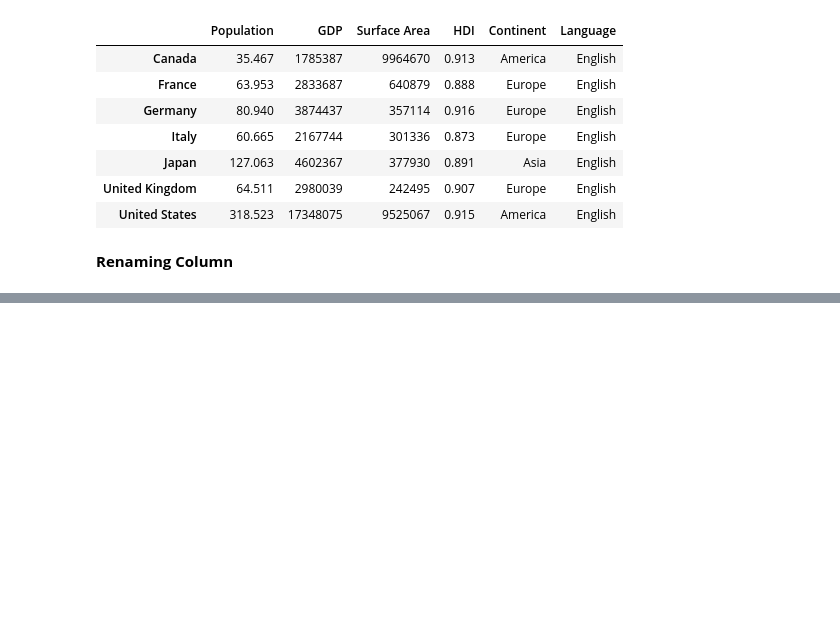
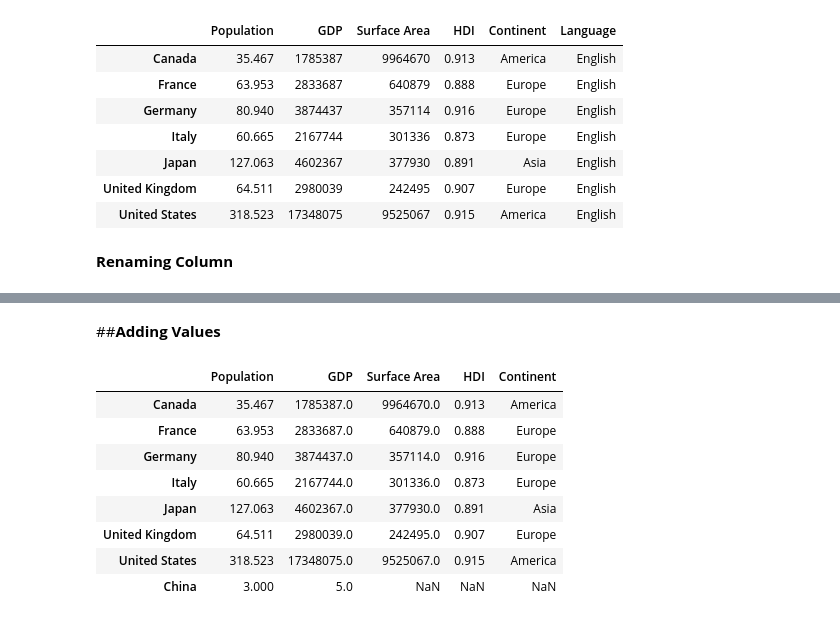
Before and after one commit to varun2068/Python, a Jupyter notebook: Pandas_DataFrames.ipynb, the cells around one changed output, grey strips where cells are left out. Saved outputs shown, nothing was run; the diff lists cells and outputs as text; code cells hidden in the pictures; blank space fills up the shorter version.

```diff
--- a/Pandas_DataFrames.ipynb
+++ b/Pandas_DataFrames.ipynb
@@ -439,0 +495,19 @@ df
+# %%
+df.drop(columns='Language', inplace=True)
+# %% [markdown]
+##**Adding Values**
+# %%
+df.append(pd.Series({
+    'Population': 3,
+    'GDP': 5
+}, name='China'))
+# %% [output]
+|  | Population | GDP | Surface Area | HDI | Continent |
+| Canada | 35.467 | 1785387.0 | 9964670.0 | 0.913 | America |
+| France | 63.953 | 2833687.0 | 640879.0 | 0.888 | Europe |
+| Germany | 80.940 | 3874437.0 | 357114.0 | 0.916 | Europe |
+| Italy | 60.665 | 2167744.0 | 301336.0 | 0.873 | Europe |
+| Japan | 127.063 | 4602367.0 | 377930.0 | 0.891 | Asia |
+| United Kingdom | 64.511 | 2980039.0 | 242495.0 | 0.907 | Europe |
+| United States | 318.523 | 17348075.0 | 9525067.0 | 0.915 | America |
+| China | 3.000 | 5.0 | NaN | NaN | NaN |
```
Also changed, not shown: parts of 5 cells of this notebook.
